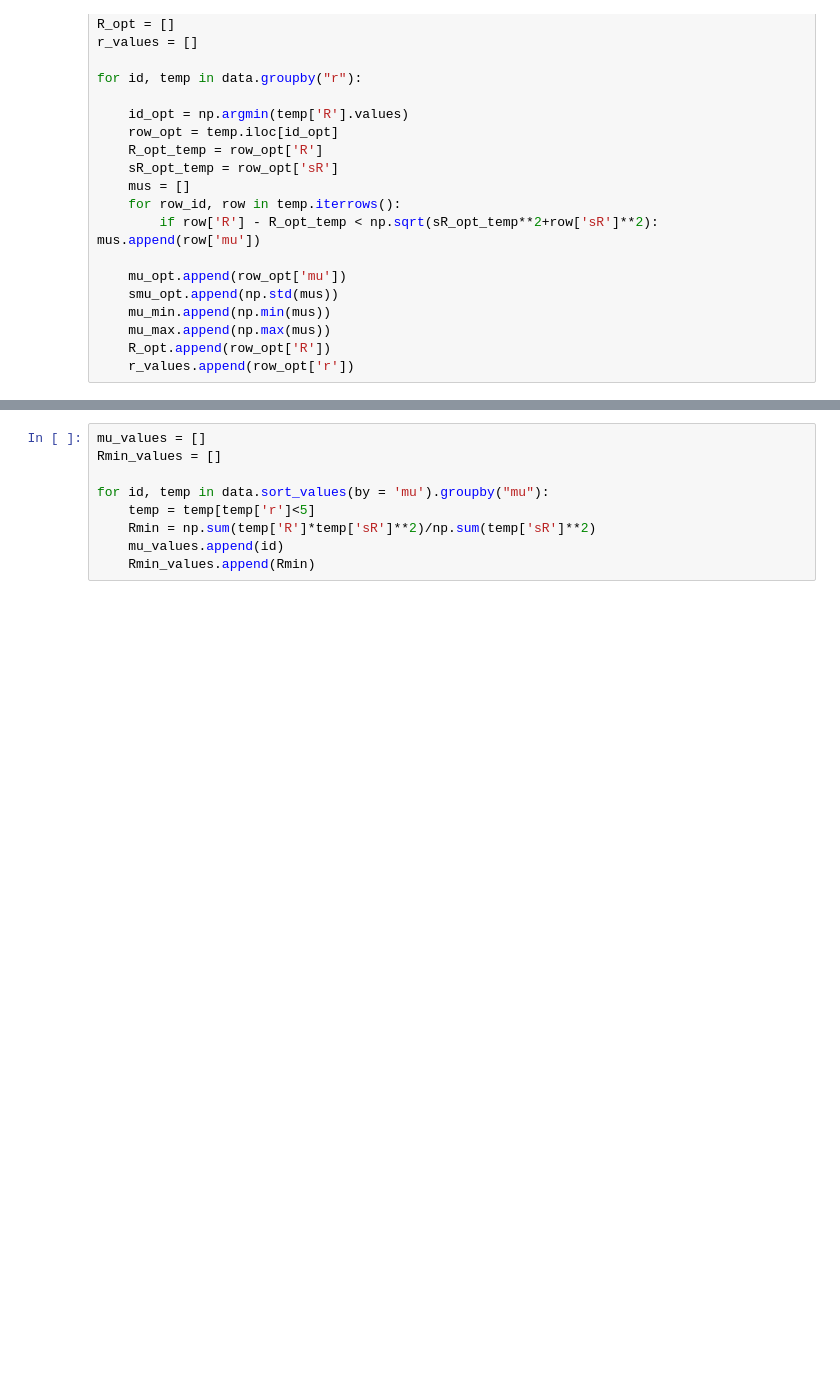
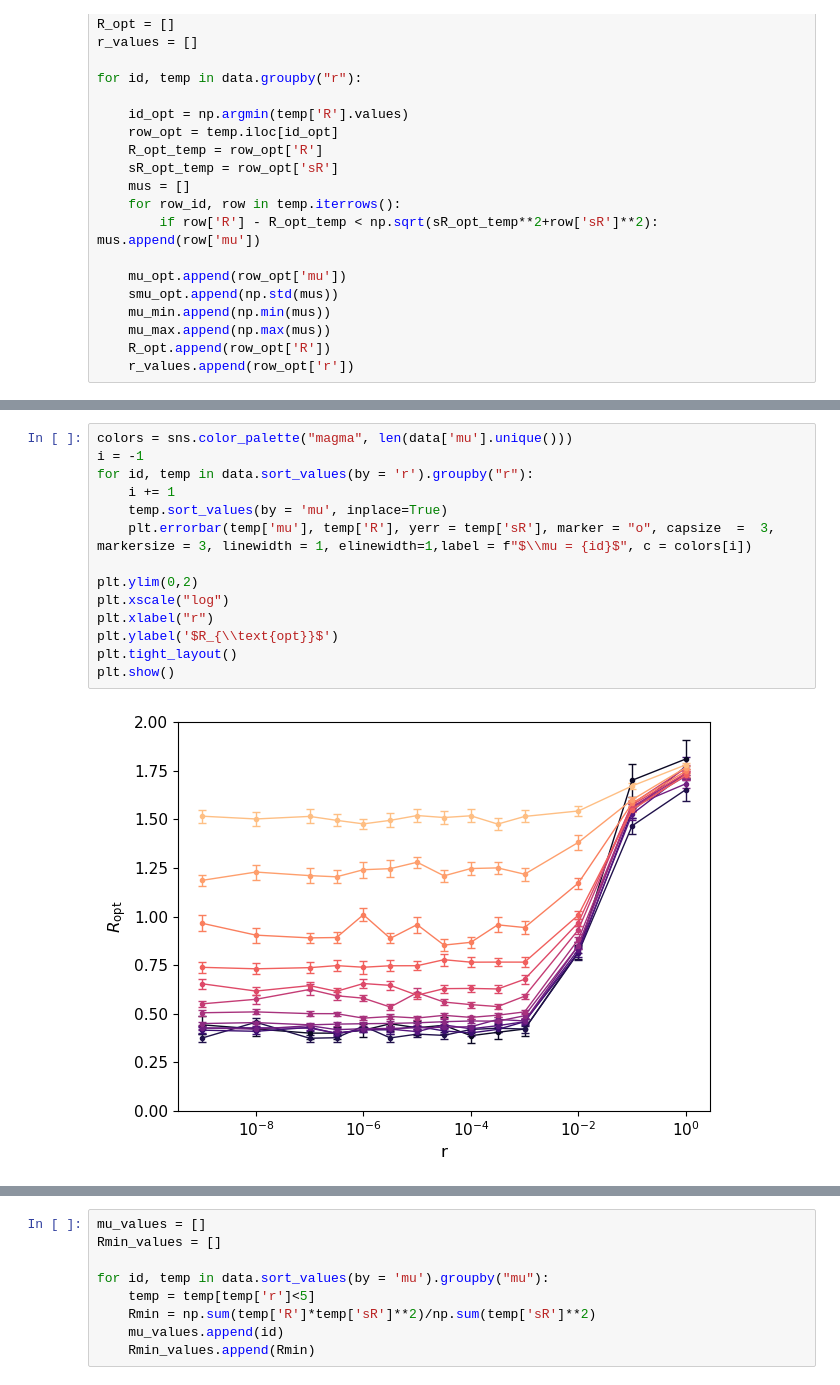
Before and after one commit to AleCorso/DMSAnalysis, a Jupyter notebook: numerical_optimal_mu.ipynb, the cells around one changed output, grey strips where cells are left out. Cells and saved outputs as stored; diff of their text form; blank space fills up the shorter version.

```diff
--- a/numerical_optimal_mu.ipynb
+++ b/numerical_optimal_mu.ipynb
@@ -524,3 +297,19 @@ plt.show()
+# %%
+colors = sns.color_palette("magma", len(data['mu'].unique()))
+i = -1
+for id, temp in data.sort_values(by = 'r').groupby("r"):
+    i += 1
+    temp.sort_values(by = 'mu', inplace=True)
+    plt.errorbar(temp['mu'], temp['R'], yerr = temp['sR'], marker = "o", capsize  =  3, markersize = 3, linewidth = 1, elinewidth=1,label = f"$\\mu = {id}$", c = colors[i])
+
+plt.ylim(0,2)
+plt.xscale("log")
+plt.xlabel("r")
+plt.ylabel('$R_{\\text{opt}}$')
+plt.tight_layout()
+plt.show()
+# %% [output]
+[figure, added]
 # %%
 fig, [ax1, ax2] = plt.subplots(1,2)
 fig.set_figheight(4)
```
Also changed, not shown: parts of 37 cells of this notebook, 1 other file.
